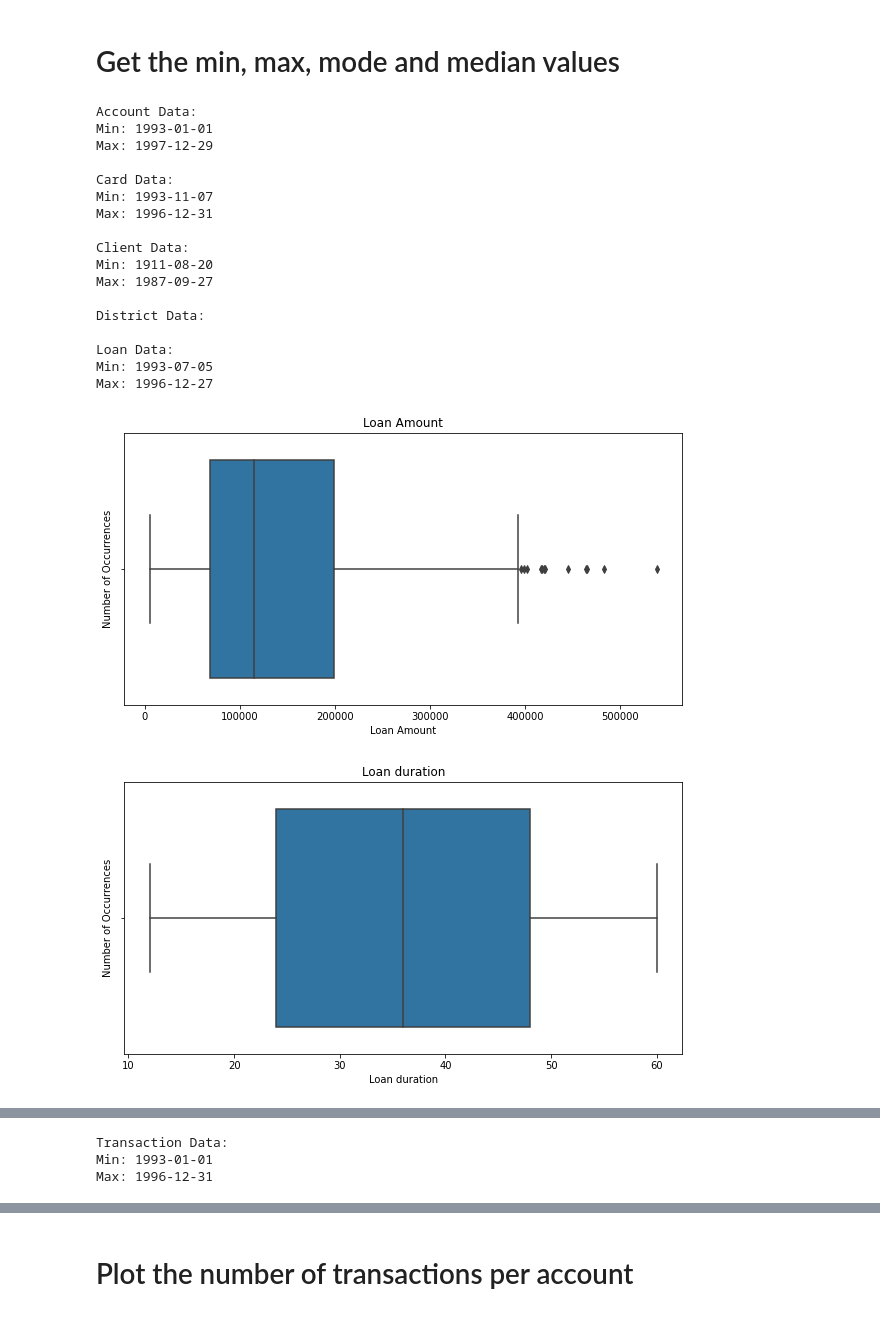
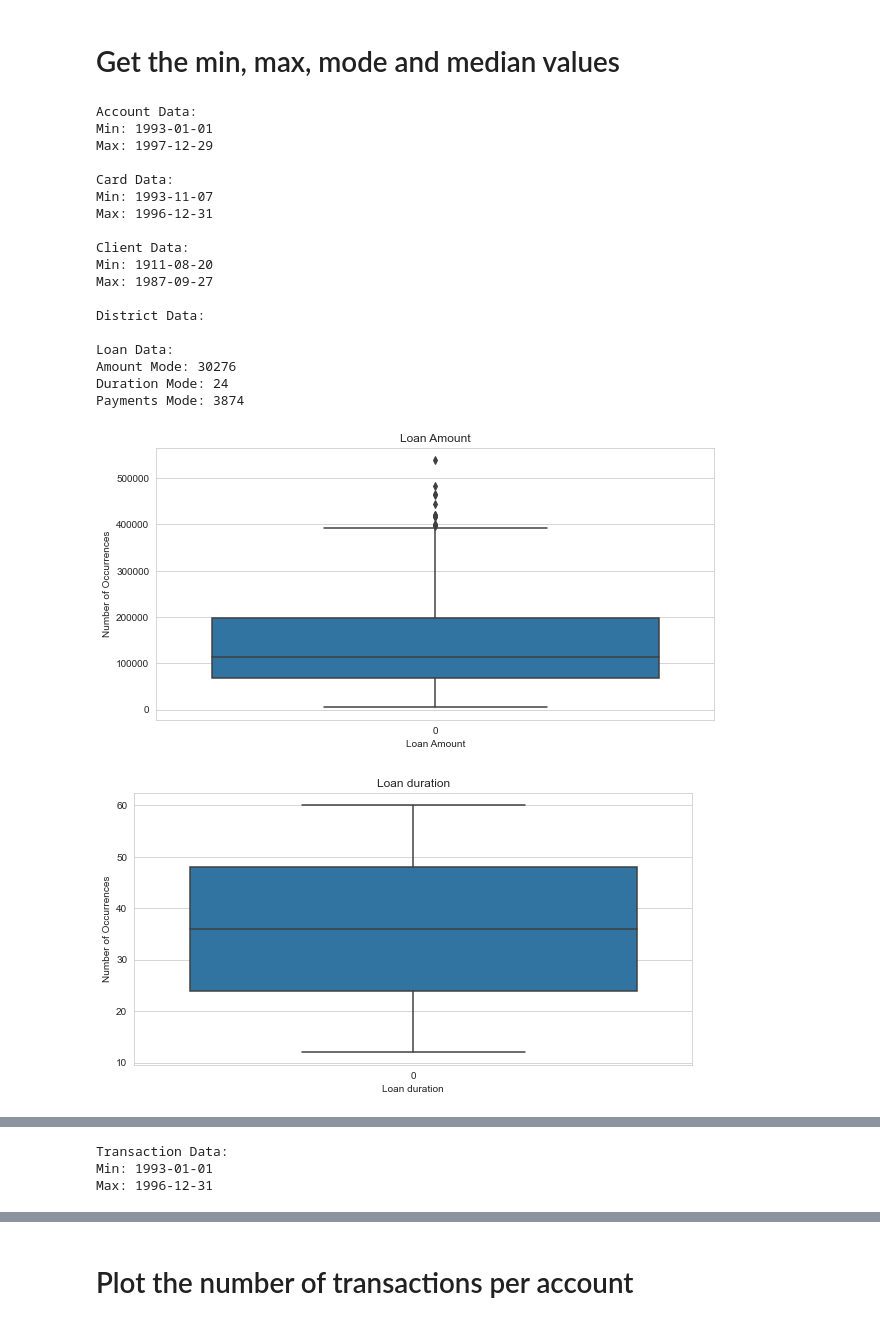
Before and after one commit to ruialves35/feup-ac, a Jupyter notebook: src/understanding/understanding.ipynb, the cells around one changed output, grey strips where cells are left out. Drawn from its saved outputs; the diff is of its cells as text; code cells hidden in the pictures.

Commit message:
Added boxplots of loans and transactiosn attributes

```diff
--- a/src/understanding/understanding.ipynb
+++ b/src/understanding/understanding.ipynb
@@ -99,9 +99,10 @@ plot_freq(transaction_data, 'operation', 'Frequency of Transaction Type', 'Trans
 # %% [markdown]
 # Get the min, max, mode and median values
 # %%
-def plot_boxplot(df, col, title, xlabel, ylabel, figsize=(10, 5)):
+def plot_boxplot(df, cols, title, xlabel, ylabel, figsize=(10, 5)):
   plt.figure(figsize=figsize)
-  sns.boxplot(x=df[col])
+  sns.set_style('whitegrid')
+  sns.boxplot(data=df[cols])
   plt.title(title)
   plt.xlabel(xlabel)
   plt.ylabel(ylabel)
@@ -123,36 +124,41 @@ print(f"Max: {client_data['birth_number'].max()}\n")
 print(f"District Data: \n")
 #print(f"Min: \n{district_data['no. of inhabitants'].min()}\n")
 #print(f"Max: \n{district_data['no. of inhabitants'].max()}\n")
 
 print(f"Loan Data:")
-print(f"Min: {loan_data['date'].min()}")
-print(f"Max: {loan_data['date'].max()}\n")
+# get the mode of amount column on load_data dataframe
+print(f"Amount Mode: {loan_data['amount'].mode()[0]}")
+print(f"Duration Mode: {loan_data['duration'].mode()[0]}")
+print(f"Payments Mode: {loan_data['payments'].mode()[0]}")
 # plot boxplot for loan table
 plot_boxplot(loan_data, 'amount', 'Loan Amount', 'Loan Amount', 'Number of Occurrences')
 plot_boxplot(loan_data, 'duration', 'Loan duration', 'Loan duration', 'Number of Occurrences')
 plot_boxplot(loan_data, 'payments', 'Loan payments', 'Loan payments', 'Number of Occurrences')
 
 
 print(f"Transaction Data:")
 print(f"Min: {transaction_data['date'].min()}")
 print(f"Max: {transaction_data['date'].max()}\n")
+plot_boxplot(transaction_data, 'amount', 'Transaction Amount', 'Transaction Amount', 'Number of Occurrences')
+plot_boxplot(transaction_data, 'balance', 'Transaction Balance', 'Transaction Balance', 'Number of Occurrences')
 # %% [output]
 Account Data:
 Min: 1993-01-01
 Max: 1997-12-29
 
 Card Data:
 Min: 1993-11-07
 Max: 1996-12-31
 
 Client Data:
 Min: 1911-08-20
 Max: 1987-09-27
 
 District Data:
 
 Loan Data:
-Min: 1993-07-05
-Max: 1996-12-27
+Amount Mode: 30276
+Duration Mode: 24
+Payments Mode: 3874
-[figure, old version]
+[figure, new version]
-[figure, old version]
+[figure, new version]
```
Also changed, not shown: parts of 1 cell of this notebook.
